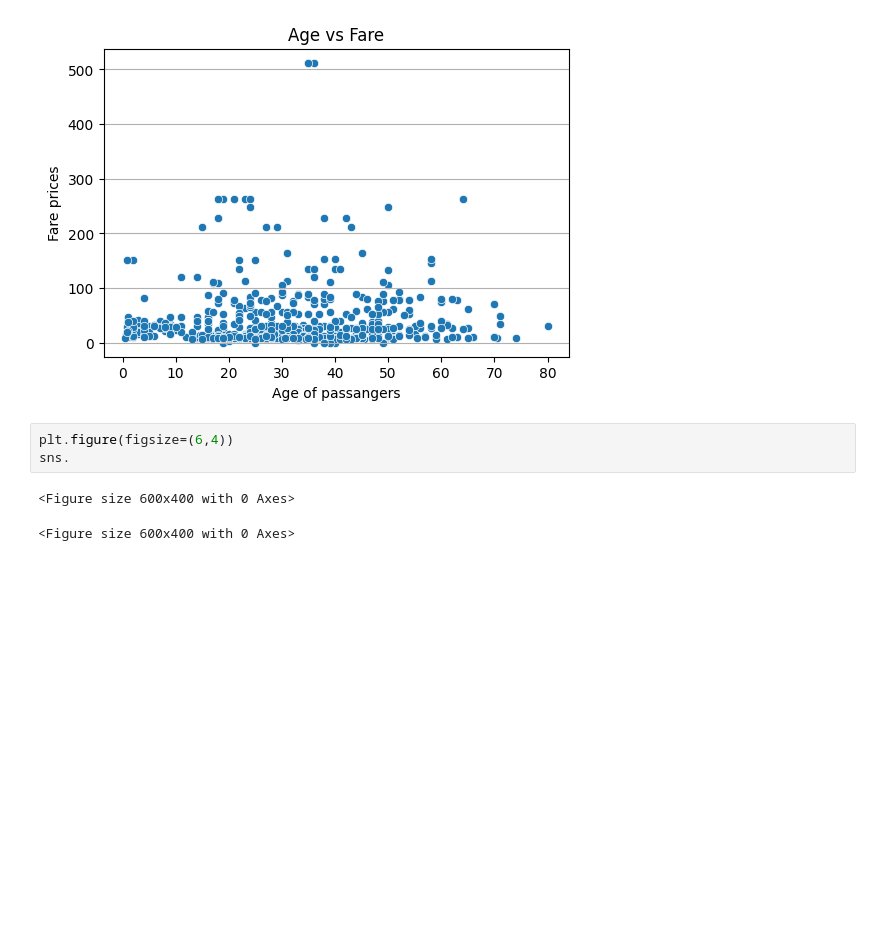
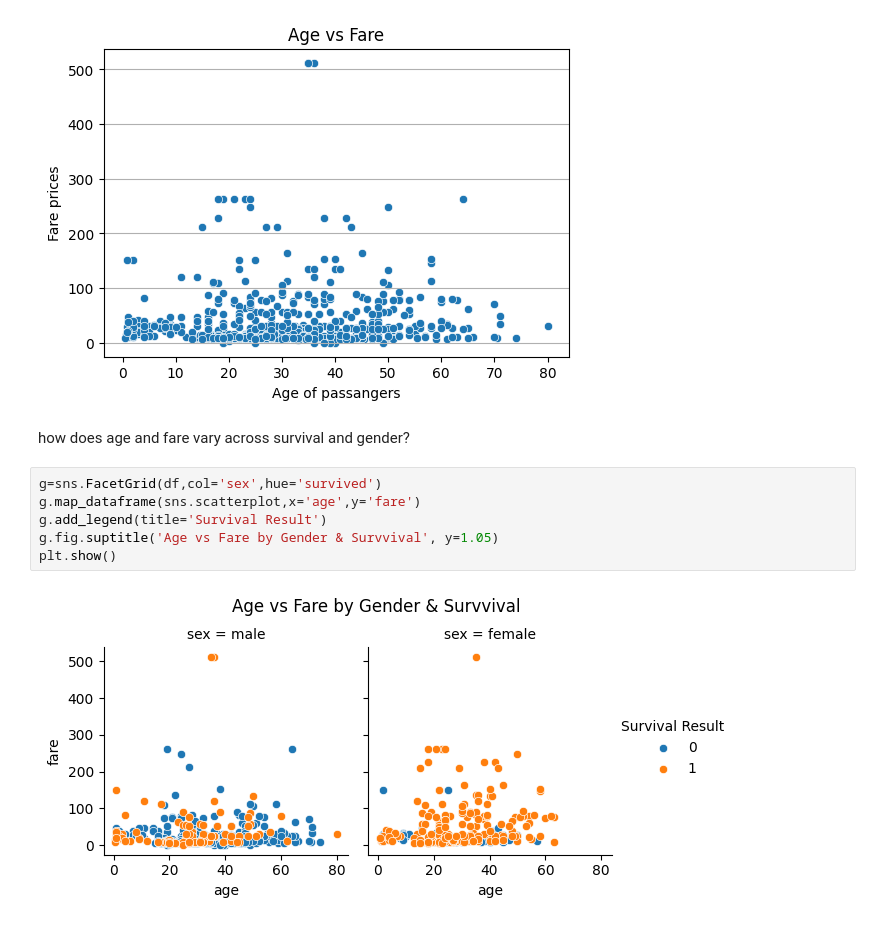
Before and after one commit to Mayank1322/Mayank1322, a Jupyter notebook: chapter_appendix-tools-for-deep-learning/jupyter.ipynb, the cells around one changed output. Cells and saved outputs as stored; diff of their text form; blank space fills up the shorter version.

```diff
--- a/chapter_appendix-tools-for-deep-learning/jupyter.ipynb
+++ b/chapter_appendix-tools-for-deep-learning/jupyter.ipynb
@@ -285,9 +285,13 @@ plt.grid(True,axis='y')
 plt.show()
 # %% [output]
 [figure]
+# %% [markdown]
+how does age and fare vary across survival and gender?
 # %%
-plt.figure(figsize=(6,4))
-sns.
+g=sns.FacetGrid(df,col='sex',hue='survived')
+g.map_dataframe(sns.scatterplot,x='age',y='fare')
+g.add_legend(title='Survival Result')
+g.fig.suptitle('Age vs Fare by Gender & Survvival', y=1.05)
+plt.show()
 # %% [output]
-<Figure size 600x400 with 0 Axes>
-<Figure size 600x400 with 0 Axes>
+[figure, added]
```
